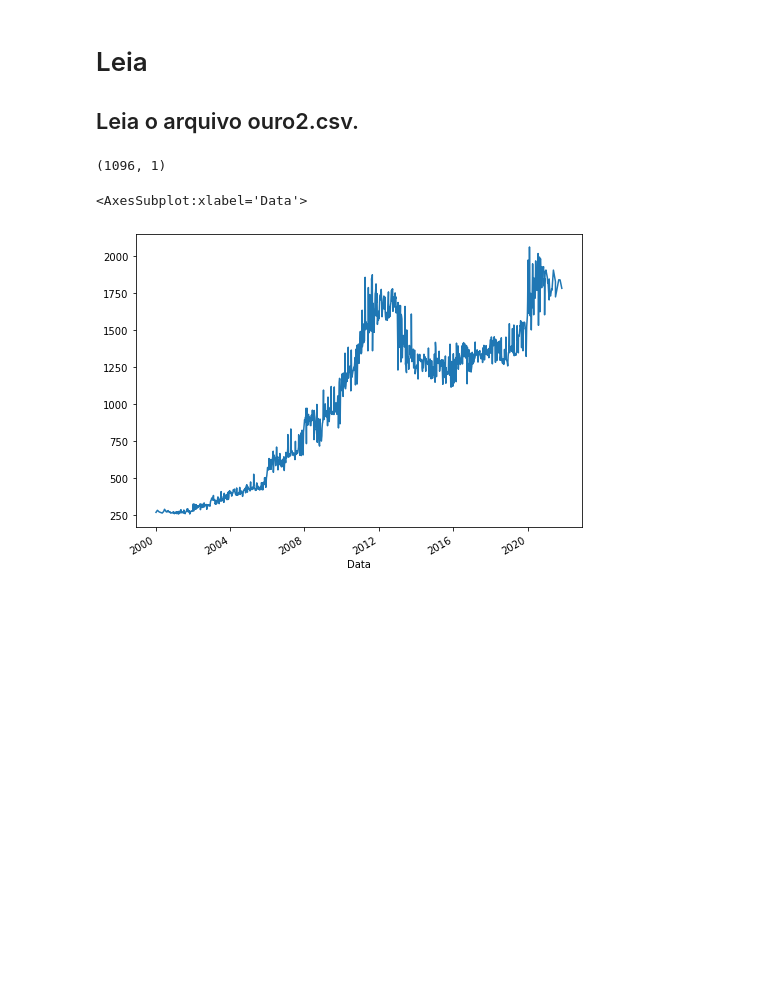
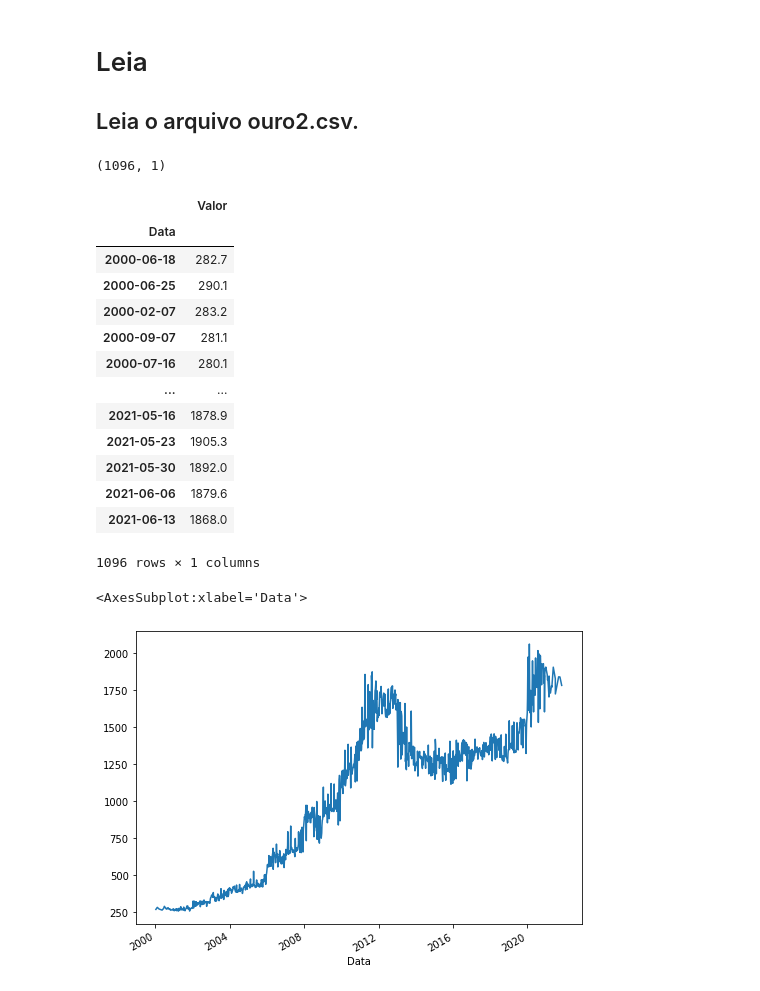
Before and after one commit to JorgeSantos18/MO432, a Jupyter notebook: Tarefa_3.ipynb, the cells around one changed output. Saved outputs shown, nothing was run; the diff lists cells and outputs as text; code cells hidden in the pictures; blank space fills up the shorter version.

```diff
--- a/Tarefa_3.ipynb
+++ b/Tarefa_3.ipynb
@@ -27,6 +28,23 @@ data = pd.read_csv(url, parse_dates=True, index_col = "Data")
 data.shape
 # %% [output]
 (1096, 1)
+# %%
+data[::]
+# %% [output]
+|  | Valor |
+| Data |  |
+| 2000-06-18 | 282.7 |
+| 2000-06-25 | 290.1 |
+| 2000-02-07 | 283.2 |
+| 2000-09-07 | 281.1 |
+| 2000-07-16 | 280.1 |
+| ... | ... |
+| 2021-05-16 | 1878.9 |
+| 2021-05-23 | 1905.3 |
+| 2021-05-30 | 1892.0 |
+| 2021-06-06 | 1879.6 |
+| 2021-06-13 | 1868.0 |
+1096 rows × 1 columns
 # %%
 data['Valor'].plot(figsize=(8,6))
 # %% [output]
```
Also changed, not shown: parts of 20 cells of this notebook.
